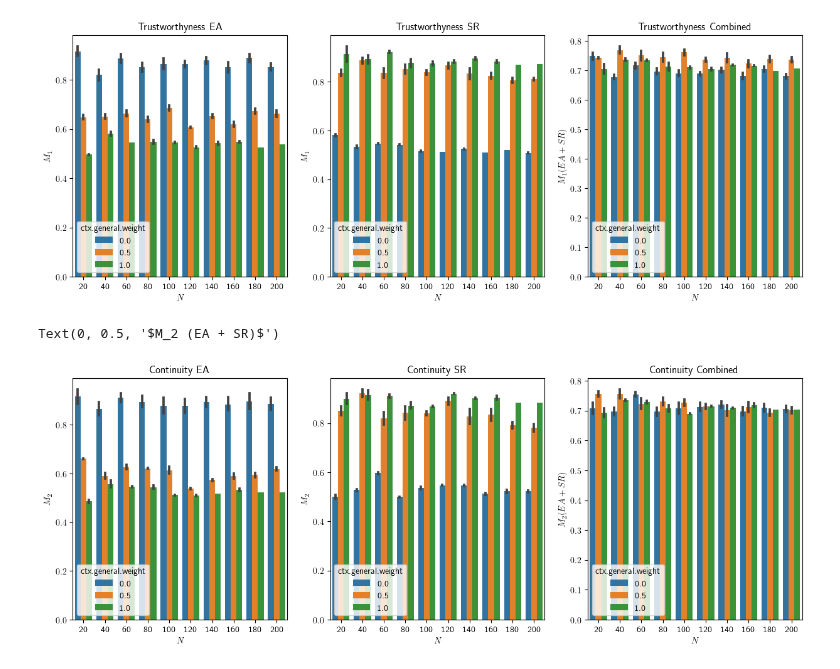
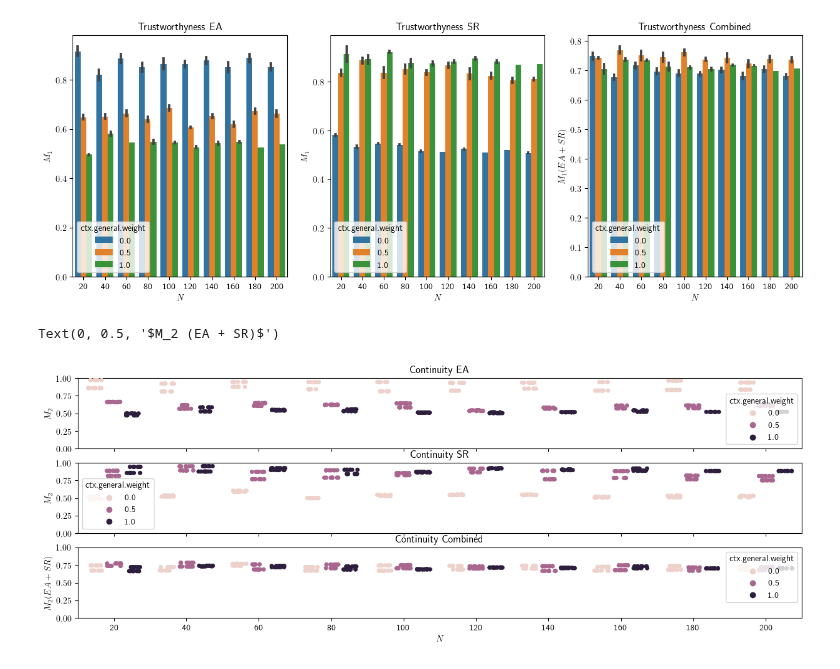
Before and after one commit to npiccolotto/undrground-tubes, a Jupyter notebook: designspace-result/merge.ipynb, the cells around one changed output. Drawn from its saved outputs; the diff is of its cells as text; code cells hidden in the pictures.

```diff
--- a/designspace-result/merge.ipynb
+++ b/designspace-result/merge.ipynb
@@ -102,11 +102,12 @@ df['dataset'] = df['ctx.general.dataset'].astype(str).map(lambda s:s[ s.index('_
 df['duration_s'] = df['duration_ms'].astype(float).map(lambda d: d / 1000)
 df['duration_m'] = df['duration_s'].astype(float).map(lambda d: d / 60)
 
-df[['M1 [EA, k=5]', 'M2 [EA, k=5]']] = df['EA: (M1, M2) [k=10%]'].apply(pd.Series)
-df[['M1 [SR, k=5]', 'M2 [SR, k=5]']] = df['SR: (M1, M2) [k=10%]'].apply(pd.Series)
+df[['M1 [EA, k=10%]', 'M2 [EA, k=10%]']] = df['EA: (M1, M2) [k=10%]'].apply(pd.Series)
+df[['M1 [SR, k=10%]', 'M2 [SR, k=10%]']] = df['SR: (M1, M2) [k=10%]'].apply(pd.Series)
 
-df['M1 [EA, k=5] avg'] = (df['M1 [EA, k=5]'] + df['M1 [SR, k=5]']) / 2
-df['M2 [EA, k=5] avg'] = (df['M2 [EA, k=5]'] + df['M2 [SR, k=5]']) / 2
+df['M1 [EA, k=10%] avg'] = (df['M1 [EA, k=10%]'] + df['M1 [SR, k=10%]']) / 2
+df['M2 [EA, k=10%] avg'] = (df['M2 [EA, k=10%]'] + df['M2 [SR, k=10%]']) / 2
+df['stress avg'] = (df['EA: stress'] + df['SR: stress']) / 2
 
 dataset_order = list(map(lambda i: f"dataset{i}", range(10)))
 
@@ -162,27 +163,31 @@ axes[2].set_ylabel("$M_1 (EA + SR)$")
 Text(0, 0.5, '$M_1 (EA + SR)$')
 [figure]
 # %%
-fig, axes = plt.subplots(1, 3, sharex=True, figsize=(15,5))
+fig, axes = plt.subplots(3, 1, sharex=True, figsize=(15,5))
 
 axes[0].set_title('Continuity EA')
 axes[1].set_title('Continuity SR')
 axes[2].set_title('Continuity Combined')
 
-sns.barplot(data=df, x="dataset", y="M2 [EA, k=5]", hue="ctx.general.weight", order=dataset_order, ax=axes[0])
-sns.barplot(data=df, x="dataset", y="M2 [SR, k=5]", hue="ctx.general.weight", order=dataset_order, ax=axes[1])
-sns.barplot(data=df, x="dataset", y="M2 [EA, k=5] avg", hue="ctx.general.weight", order=dataset_order, ax=axes[2])
+sns.stripplot(data=df, x="dataset", y="M2 [EA, k=10%]", hue="ctx.general.weight", order=dataset_order, ax=axes[0], dodge=True, jitter=0.3)
+sns.stripplot(data=df, x="dataset", y="M2 [SR, k=10%]", hue="ctx.general.weight", order=dataset_order, ax=axes[1], dodge=True, jitter=0.3)
+sns.stripplot(data=df, x="dataset", y="M2 [EA, k=10%] avg", hue="ctx.general.weight", order=dataset_order, ax=axes[2], dodge=True, jitter=0.3)
 
 labels = range(20,201, 20)
+
+axes[0].set_ylim([0,1])
+axes[1].set_ylim([0,1])
+axes[2].set_ylim([0,1])
 
 axes[0].set_xticklabels(labels)
 axes[1].set_xticklabels(labels)
 axes[2].set_xticklabels(labels)
 axes[0].set_xlabel("$N$")
 axes[1].set_xlabel("$N$")
 axes[2].set_xlabel("$N$")
 axes[0].set_ylabel("$M_2$")
 axes[1].set_ylabel("$M_2$")
 axes[2].set_ylabel("$M_2 (EA + SR)$")
 # %% [output]
 Text(0, 0.5, '$M_2 (EA + SR)$')
-[figure, old version]
+[figure, new version]
```
Also changed, not shown: parts of 5 cells of this notebook.
